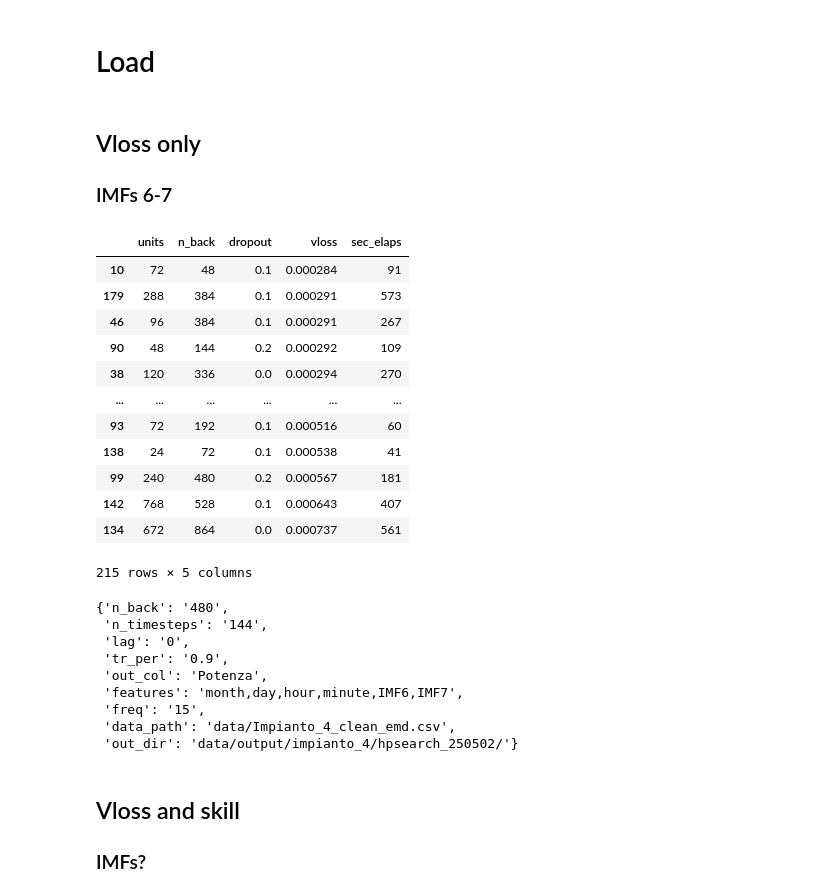
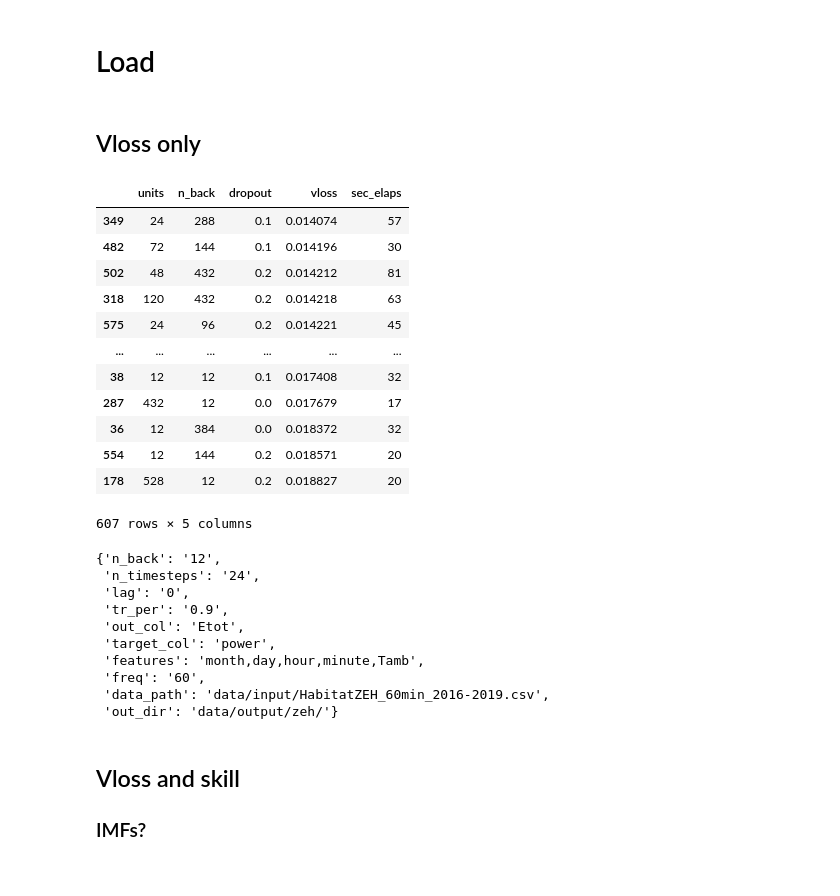
Before and after one commit to woodjmichael/PROPHET-Load_LSTM-mjw, a Jupyter notebook: HP Analysis.ipynb, the cells around one changed output. Saved outputs shown, nothing was run; the diff lists cells and outputs as text; code cells hidden in the pictures.

Commit message:
Habitat ZEH resi peak and peak hour hp results

```diff
--- a/HP Analysis.ipynb
+++ b/HP Analysis.ipynb
@@ -9,47 +9,47 @@ config = configparser.ConfigParser()
 # Load
 # %% [markdown]
 ## Vloss only
-
-### IMFs 6-7
 # %%
 proj_dir = r'C:/Users/Admin/Code/PROPHET-Load_LSTM/'
 
-out_dir = r'data/output/impianto_4/hpsearch_250502/'
-hp_results_filename ='hp_search_patience1.csv'
+#out_dir = r'data/output/impianto_4/hpsearch_250502/'
+out_dir = r'data/output/zeh/hpsearch/'
+hp_results_filename ='hp_search_patience1b.csv'
 
 df = pd.read_csv(proj_dir + out_dir + hp_results_filename,
                  index_col=0)\
                      .sort_values('vloss')#,ascending=False)
 
 df
 # %% [output]
 |  | units | n_back | dropout | vloss | sec_elaps |
-| 10 | 72 | 48 | 0.1 | 0.000284 | 91 |
-| 179 | 288 | 384 | 0.1 | 0.000291 | 573 |
-| 46 | 96 | 384 | 0.1 | 0.000291 | 267 |
-| 90 | 48 | 144 | 0.2 | 0.000292 | 109 |
-| 38 | 120 | 336 | 0.0 | 0.000294 | 270 |
+| 349 | 24 | 288 | 0.1 | 0.014074 | 57 |
+| 482 | 72 | 144 | 0.1 | 0.014196 | 30 |
+| 502 | 48 | 432 | 0.2 | 0.014212 | 81 |
+| 318 | 120 | 432 | 0.2 | 0.014218 | 63 |
+| 575 | 24 | 96 | 0.2 | 0.014221 | 45 |
 | ... | ... | ... | ... | ... | ... |
-| 93 | 72 | 192 | 0.1 | 0.000516 | 60 |
-| 138 | 24 | 72 | 0.1 | 0.000538 | 41 |
-| 99 | 240 | 480 | 0.2 | 0.000567 | 181 |
-| 142 | 768 | 528 | 0.1 | 0.000643 | 407 |
-| 134 | 672 | 864 | 0.0 | 0.000737 | 561 |
+| 38 | 12 | 12 | 0.1 | 0.017408 | 32 |
+| 287 | 432 | 12 | 0.0 | 0.017679 | 17 |
+| 36 | 12 | 384 | 0.0 | 0.018372 | 32 |
+| 554 | 12 | 144 | 0.2 | 0.018571 | 20 |
+| 178 | 528 | 12 | 0.2 | 0.018827 | 20 |
-215 rows × 5 columns
+607 rows × 5 columns
 # %%
 config.read(proj_dir + out_dir + 'lstm_forecaster_copy.ini')
 config_dict = {section: dict(config[section]) for section in config.sections()}
 config_dict['data_opt']
 # %% [output]
-{'n_back': '480',
- 'n_timesteps': '144',
+{'n_back': '12',
+ 'n_timesteps': '24',
  'lag': '0',
  'tr_per': '0.9',
- 'out_col': 'Potenza',
- 'features': 'month,day,hour,minute,IMF6,IMF7',
- 'freq': '15',
- 'data_path': 'data/Impianto_4_clean_emd.csv',
- 'out_dir': 'data/output/impianto_4/hpsearch_250502/'}
+ 'out_col': 'Etot',
+ 'target_col': 'power',
+ 'features': 'month,day,hour,minute,Tamb',
+ 'freq': '60',
+ 'data_path': 'data/input/HabitatZEH_60min_2016-2019.csv',
+ 'out_dir': 'data/output/zeh/'}
 # %% [markdown]
 ## Vloss and skill
 
```
Also changed, not shown: parts of 2 cells of this notebook, 29 other files.
